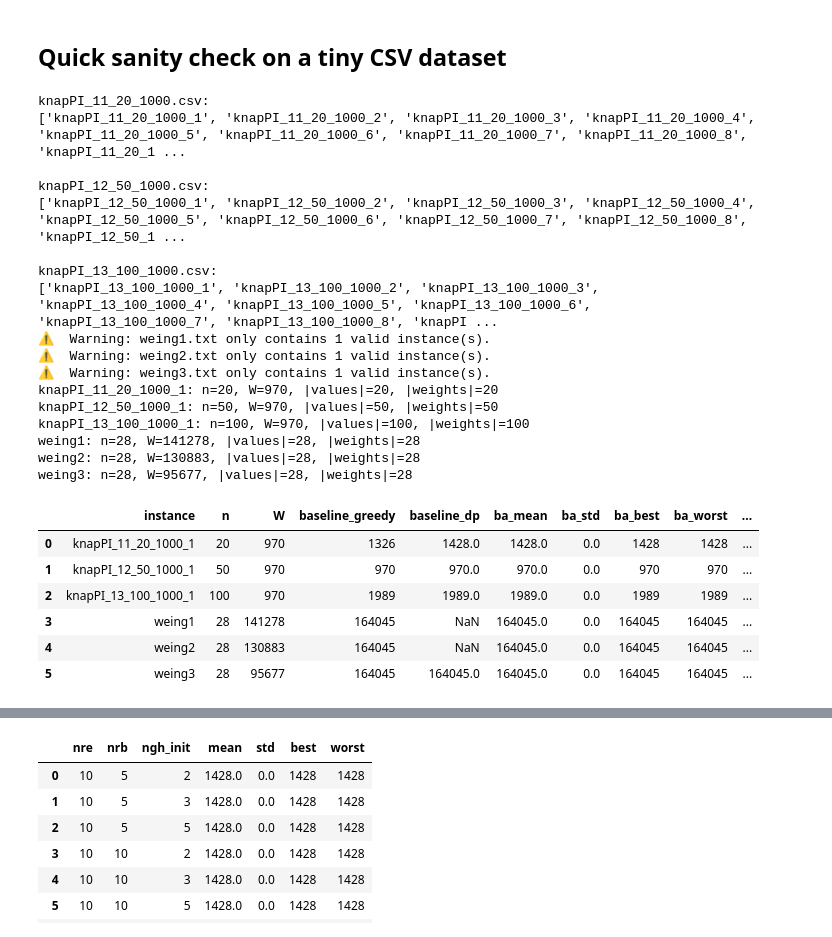
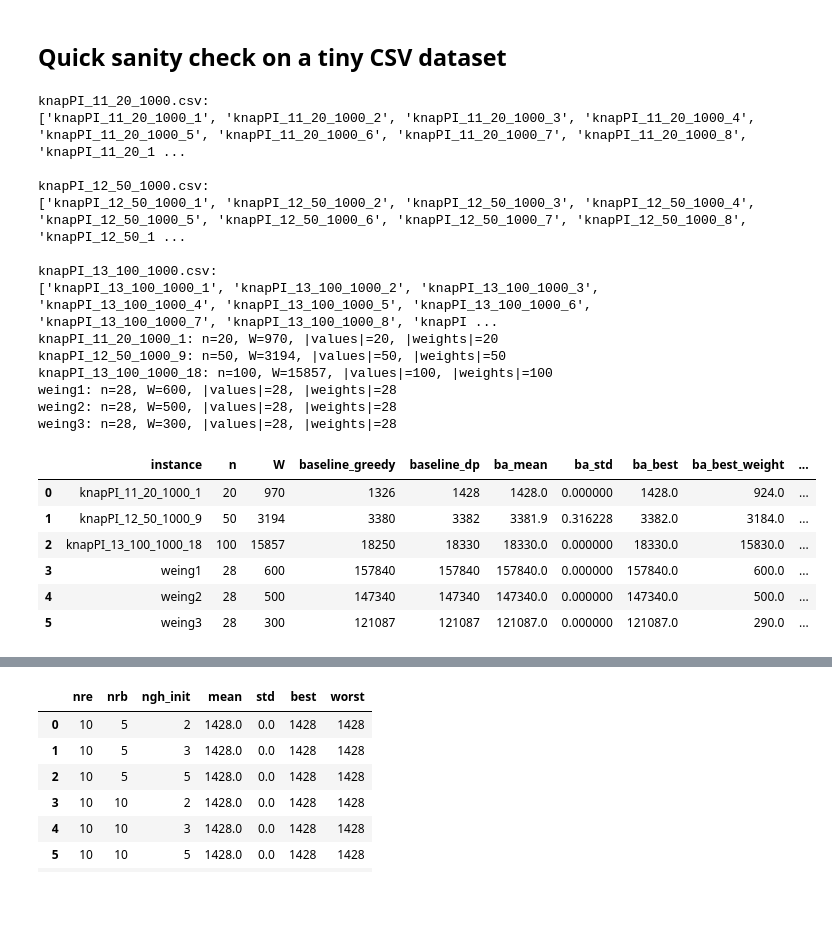
Before and after one commit to QuasimodoCodes/4610-Final, a Jupyter notebook: KnapsackProblemBeesAlgorithm/BA_Knapsack_test.ipynb, the cells around one changed output, grey strips where cells are left out. Drawn from its saved outputs; the diff is of its cells as text; code cells hidden in the pictures; blank space fills up the shorter version.

```diff
--- a/KnapsackProblemBeesAlgorithm/BA_Knapsack_test.ipynb
+++ b/KnapsackProblemBeesAlgorithm/BA_Knapsack_test.ipynb
@@ -488,9 +385,19 @@ def plot_avg_fitness(stats: BAStats, title: str="Average fitness"):
 def evaluate_instance_with_repeats(inst: KnapsackInstance,
                                    params: BAParams,
                                    seeds: List[int],
-                                   use_dp_baseline: bool = False) -> Tuple[pd.DataFrame, Dict]:
+                                   use_dp_baseline: bool = False
+                                   ) -> Tuple[pd.DataFrame, Dict, List[BAStats]]:
+    """
+    Runs BA multiple times on the same instance with different seeds.
+    Returns:
+        df         — per-run results (values, runtime, iters)
+        summary    — aggregated performance stats
+        stats_list — detailed per-iteration info (for convergence plotting)
+    """
     rows = []
-    # Baselines
+    stats_list = []
+
+    # --- Baselines ---
     g_x, g_val, g_w = greedy_ratio(inst)
     baseline_val = g_val
     dp_val = None
@@ -500,7 +407,7 @@ def evaluate_instance_with_repeats(inst: KnapsackInstance,
         except MemoryError:
             dp_val = None
 
-    # BA repeats
+    # --- BA Repeats ---
     for s in seeds:
         p = dataclasses.replace(params, seed=s)
         res, stats = run_ba_on_instance(inst, p)
@@ -511,7 +418,12 @@ def evaluate_instance_with_repeats(inst: KnapsackInstance,
             "runtime_s": res["runtime_s"],
             "iters_to_best": res["iters_to_best"]
         })
+        stats_list.append(stats)  # ✅ Store stats for visualization later
+
     df = pd.DataFrame(rows)
+
+    # --- Summary metrics ---
+    best_row = df.loc[df["best_value"].idxmax()]
     summary = {
         "instance": inst.name,
         "n": inst.n,
@@ -520,11 +432,14 @@ def evaluate_instance_with_repeats(inst: KnapsackInstance,
         "baseline_dp": dp_val,
         "ba_mean": df["best_value"].mean(),
         "ba_std": df["best_value"].std(ddof=1),
-        "ba_best": df["best_value"].max(),
+        "ba_best": best_row["best_value"],
+        "ba_best_weight": best_row["weight_used"],   # <-- add this
         "ba_worst": df["best_value"].min(),
         "improvement_over_greedy_%": 100.0 * (df["best_value"].mean() - baseline_val) / max(1, baseline_val)
     }
-    return df, summary
+
+
+    return df, summary, stats_list
 # %%
 def show_run_boxplot(df: pd.DataFrame, title: str):
     plt.figure()
@@ -559,14 +474,14 @@ def load_pi(path, preferred_name: str):
 
 # 3) Load one instance from each of the three Pisinger sets (small/med/large-ish)
 pi11 = load_pi(DATA_DIR/"knapPI_11_20_1000.csv", "knapPI_11_20_1000_1")
-pi12 = load_pi(DATA_DIR/"knapPI_12_50_1000.csv", "knapPI_12_50_1000_1")
-pi13 = load_pi(DATA_DIR/"knapPI_13_100_1000.csv", "knapPI_13_100_1000_1")
+pi12 = load_pi(DATA_DIR/"knapPI_12_50_1000.csv", "knapPI_12_50_1000_9")
+pi13 = load_pi(DATA_DIR/"knapPI_13_100_1000.csv", "knapPI_13_100_1000_18")
 
 # 4) Load first instance from each OR-Library weing file
 #    (parse_weing_multi internally can read multiple, load_weing_like picks first)
-weing1 = load_weing_like(DATA_DIR/"weing1.txt", "weing1")
-weing2 = load_weing_like(DATA_DIR/"weing2.txt", "weing2")
-weing3 = load_weing_like(DATA_DIR/"weing3.txt", "weing3")
+weing1 = load_weing_as_1d(DATA_DIR/"weing1.txt", "weing1")
+weing2 = load_weing_as_1d(DATA_DIR/"weing2.txt", "weing2")
+weing3 = load_weing_as_1d(DATA_DIR/"weing3.txt", "weing3")
 
 # 5) Final list of benchmark instances we will evaluate on
 instances = [pi11, pi12, pi13, weing1, weing2, weing3]
@@ -584,15 +499,12 @@ knapPI_12_50_1000.csv:
 
 knapPI_13_100_1000.csv:
 ['knapPI_13_100_1000_1', 'knapPI_13_100_1000_2', 'knapPI_13_100_1000_3', 'knapPI_13_100_1000_4', 'knapPI_13_100_1000_5', 'knapPI_13_100_1000_6', 'knapPI_13_100_1000_7', 'knapPI_13_100_1000_8', 'knapPI ...
-⚠️  Warning: weing1.txt only contains 1 valid instance(s).
-⚠️  Warning: weing2.txt only contains 1 valid instance(s).
-⚠️  Warning: weing3.txt only contains 1 valid instance(s).
 knapPI_11_20_1000_1: n=20, W=970, |values|=20, |weights|=20
-knapPI_12_50_1000_1: n=50, W=970, |values|=50, |weights|=50
-knapPI_13_100_1000_1: n=100, W=970, |values|=100, |weights|=100
-weing1: n=28, W=141278, |values|=28, |weights|=28
-weing2: n=28, W=130883, |values|=28, |weights|=28
-weing3: n=28, W=95677, |values|=28, |weights|=28
+knapPI_12_50_1000_9: n=50, W=3194, |values|=50, |weights|=50
+knapPI_13_100_1000_18: n=100, W=15857, |values|=100, |weights|=100
+weing1: n=28, W=600, |values|=28, |weights|=28
+weing2: n=28, W=500, |values|=28, |weights|=28
+weing3: n=28, W=300, |values|=28, |weights|=28
 # %%
 import dataclasses
 
@@ -605,23 +517,24 @@ seeds = list(range(10))  # 10 runs
 # %%
 all_summaries = []
 all_details: Dict[str, pd.DataFrame] = {}
 
 for inst in instances:
     use_dp = inst.W <= 100000 and inst.n <= 300  # safer DP toggle
-    df_runs, summary = evaluate_instance_with_repeats(inst, ba_params, seeds, use_dp_baseline=use_dp)
+    df_runs, summary, stats_list = evaluate_instance_with_repeats(inst, ba_params, seeds, use_dp_baseline=use_dp)
     all_summaries.append(summary)
     all_details[inst.name] = df_runs
+    all_details[f"{inst.name}_stats"] = stats_list  #  Store stats list for each instance
 
 summary_df = pd.DataFrame(all_summaries)
 summary_df
 # %% [output]
-|  | instance | n | W | baseline_greedy | baseline_dp | ba_mean | ba_std | ba_best | ba_worst | ... |
-| 0 | knapPI_11_20_1000_1 | 20 | 970 | 1326 | 1428.0 | 1428.0 | 0.0 | 1428 | 1428 | ... |
-| 1 | knapPI_12_50_1000_1 | 50 | 970 | 970 | 970.0 | 970.0 | 0.0 | 970 | 970 | ... |
-| 2 | knapPI_13_100_1000_1 | 100 | 970 | 1989 | 1989.0 | 1989.0 | 0.0 | 1989 | 1989 | ... |
-| 3 | weing1 | 28 | 141278 | 164045 | NaN | 164045.0 | 0.0 | 164045 | 164045 | ... |
-| 4 | weing2 | 28 | 130883 | 164045 | NaN | 164045.0 | 0.0 | 164045 | 164045 | ... |
-| 5 | weing3 | 28 | 95677 | 164045 | 164045.0 | 164045.0 | 0.0 | 164045 | 164045 | ... |
+|  | instance | n | W | baseline_greedy | baseline_dp | ba_mean | ba_std | ba_best | ba_best_weight | ... |
+| 0 | knapPI_11_20_1000_1 | 20 | 970 | 1326 | 1428 | 1428.0 | 0.000000 | 1428.0 | 924.0 | ... |
+| 1 | knapPI_12_50_1000_9 | 50 | 3194 | 3380 | 3382 | 3381.9 | 0.316228 | 3382.0 | 3184.0 | ... |
+| 2 | knapPI_13_100_1000_18 | 100 | 15857 | 18250 | 18330 | 18330.0 | 0.000000 | 18330.0 | 15830.0 | ... |
+| 3 | weing1 | 28 | 600 | 157840 | 157840 | 157840.0 | 0.000000 | 157840.0 | 600.0 | ... |
+| 4 | weing2 | 28 | 500 | 147340 | 147340 | 147340.0 | 0.000000 | 147340.0 | 500.0 | ... |
+| 5 | weing3 | 28 | 300 | 121087 | 121087 | 121087.0 | 0.000000 | 121087.0 | 290.0 | ... |
 # %%
 display_cols = ["instance","n","W","baseline_greedy","baseline_dp","ba_best","ba_mean","ba_std","improvement_over_greedy_%"]
 summary_df[display_cols].sort_values("ba_mean", ascending=False)
```
Also changed, not shown: parts of 12 cells of this notebook, 2 other files.
